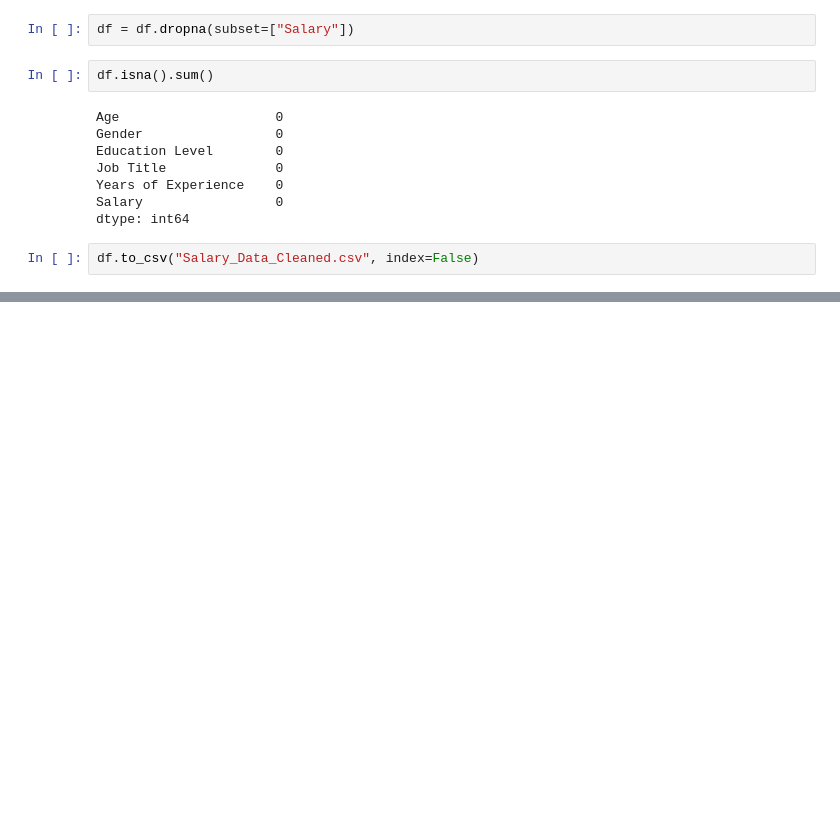
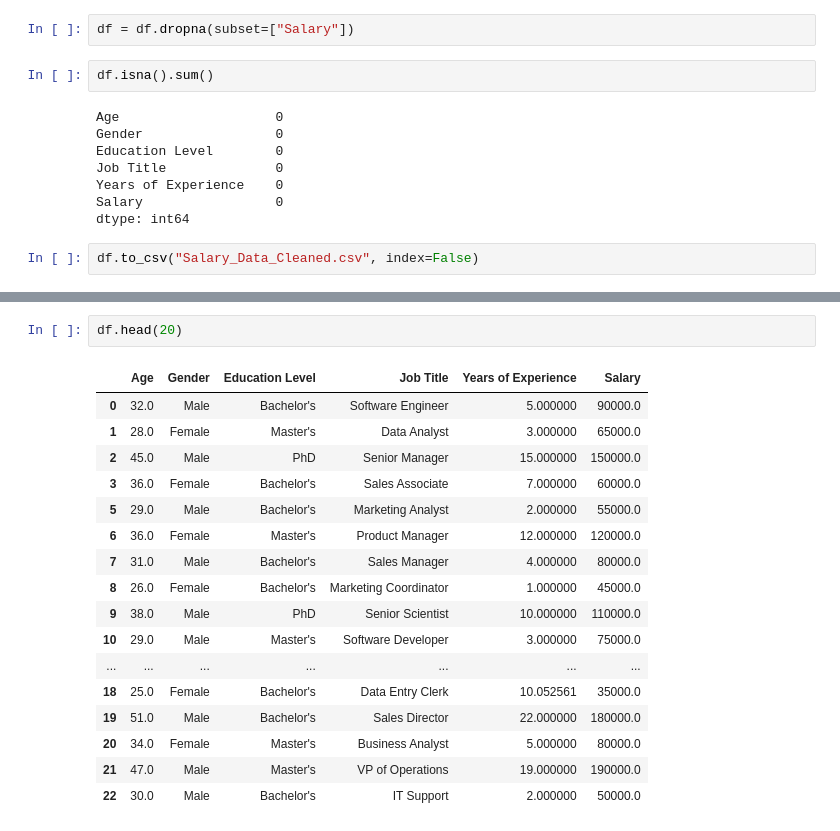
Before and after one commit to entixl/employe_salary_predection, a Jupyter notebook: salary_predection.ipynb, the cells around one changed output, grey strips where cells are left out. Cells and saved outputs as stored; diff of their text form; blank space fills up the shorter version.

Commit message:
clean data

```diff
--- a/salary_predection.ipynb
+++ b/salary_predection.ipynb
@@ -54,0 +97,20 @@ df.to_csv("Salary_Data_Cleaned.csv", index=False)
+# %%
+df.head(20)
+# %% [output]
+|  | Age | Gender | Education Level | Job Title | Years of Experience | Salary |
+| 0 | 32.0 | Male | Bachelor's | Software Engineer | 5.000000 | 90000.0 |
+| 1 | 28.0 | Female | Master's | Data Analyst | 3.000000 | 65000.0 |
+| 2 | 45.0 | Male | PhD | Senior Manager | 15.000000 | 150000.0 |
+| 3 | 36.0 | Female | Bachelor's | Sales Associate | 7.000000 | 60000.0 |
+| 5 | 29.0 | Male | Bachelor's | Marketing Analyst | 2.000000 | 55000.0 |
+| 6 | 36.0 | Female | Master's | Product Manager | 12.000000 | 120000.0 |
+| 7 | 31.0 | Male | Bachelor's | Sales Manager | 4.000000 | 80000.0 |
+| 8 | 26.0 | Female | Bachelor's | Marketing Coordinator | 1.000000 | 45000.0 |
+| 9 | 38.0 | Male | PhD | Senior Scientist | 10.000000 | 110000.0 |
+| 10 | 29.0 | Male | Master's | Software Developer | 3.000000 | 75000.0 |
+| ... | ... | ... | ... | ... | ... | ... |
+| 18 | 25.0 | Female | Bachelor's | Data Entry Clerk | 10.052561 | 35000.0 |
+| 19 | 51.0 | Male | Bachelor's | Sales Director | 22.000000 | 180000.0 |
+| 20 | 34.0 | Female | Master's | Business Analyst | 5.000000 | 80000.0 |
+| 21 | 47.0 | Male | Master's | VP of Operations | 19.000000 | 190000.0 |
+| 22 | 30.0 | Male | Bachelor's | IT Support | 2.000000 | 50000.0 |
```
Also changed, not shown: parts of 35 cells of this notebook.
